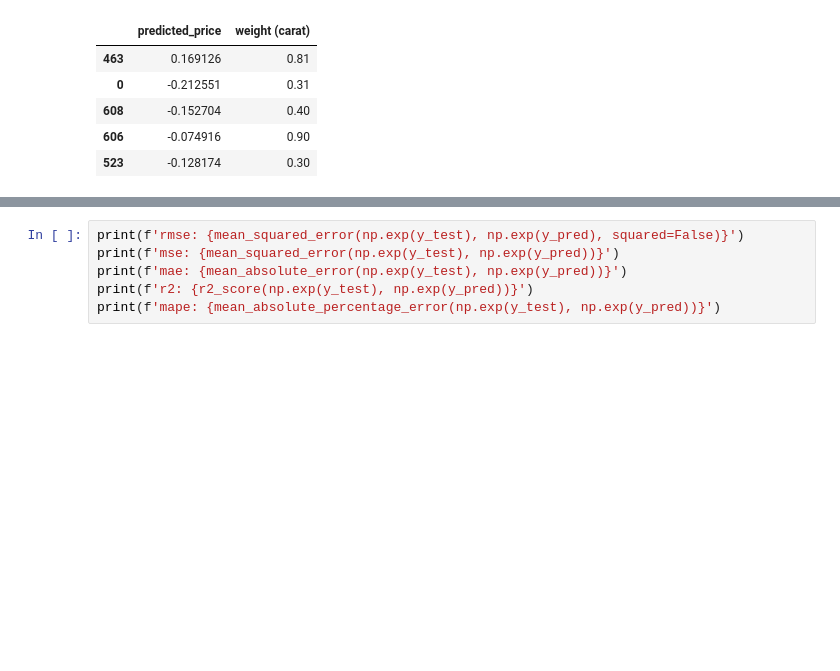
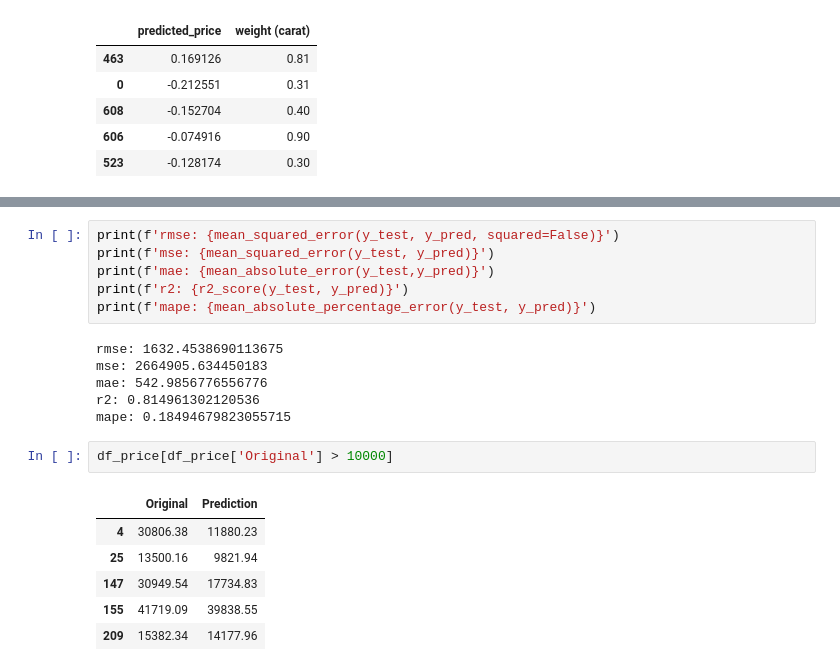
Before and after one commit to RogerPerello/Machine_learning-diamonds, a Jupyter notebook: src/notebooks/project/8_model_optimization_image.ipynb, the cells around one changed output, grey strips where cells are left out. Drawn from its saved outputs; the diff is of its cells as text; blank space fills up the shorter version.

```diff
--- a/src/notebooks/project/8_model_optimization_image.ipynb
+++ b/src/notebooks/project/8_model_optimization_image.ipynb
@@ -700,6 +744,21 @@ y_pred
 # %%
-print(f'rmse: {mean_squared_error(np.exp(y_test), np.exp(y_pred), squared=False)}')
-print(f'mse: {mean_squared_error(np.exp(y_test), np.exp(y_pred))}')
-print(f'mae: {mean_absolute_error(np.exp(y_test), np.exp(y_pred))}')
-print(f'r2: {r2_score(np.exp(y_test), np.exp(y_pred))}')
-print(f'mape: {mean_absolute_percentage_error(np.exp(y_test), np.exp(y_pred))}')
+print(f'rmse: {mean_squared_error(y_test, y_pred, squared=False)}')
+print(f'mse: {mean_squared_error(y_test, y_pred)}')
+print(f'mae: {mean_absolute_error(y_test,y_pred)}')
+print(f'r2: {r2_score(y_test, y_pred)}')
+print(f'mape: {mean_absolute_percentage_error(y_test, y_pred)}')
+# %% [output]
+rmse: 1632.4538690113675
+mse: 2664905.634450183
+mae: 542.9856776556776
+r2: 0.814961302120536
+mape: 0.18494679823055715
+# %%
+df_price[df_price['Original'] > 10000]
+# %% [output]
+|  | Original | Prediction |
+| 4 | 30806.38 | 11880.23 |
+| 25 | 13500.16 | 9821.94 |
+| 147 | 30949.54 | 17734.83 |
+| 155 | 41719.09 | 39838.55 |
+| 209 | 15382.34 | 14177.96 |
```
Also changed, not shown: parts of 5 cells of this notebook.
